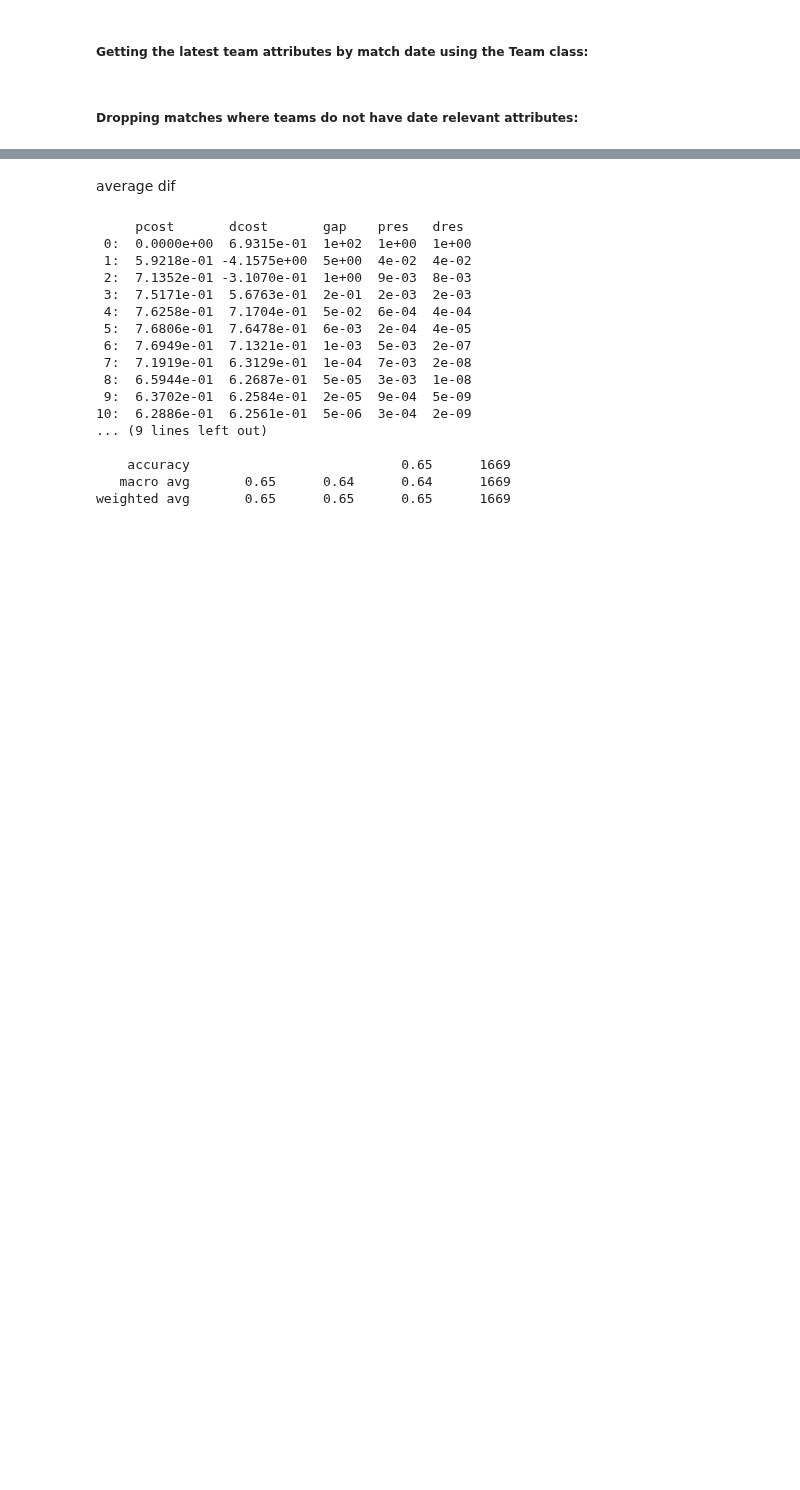
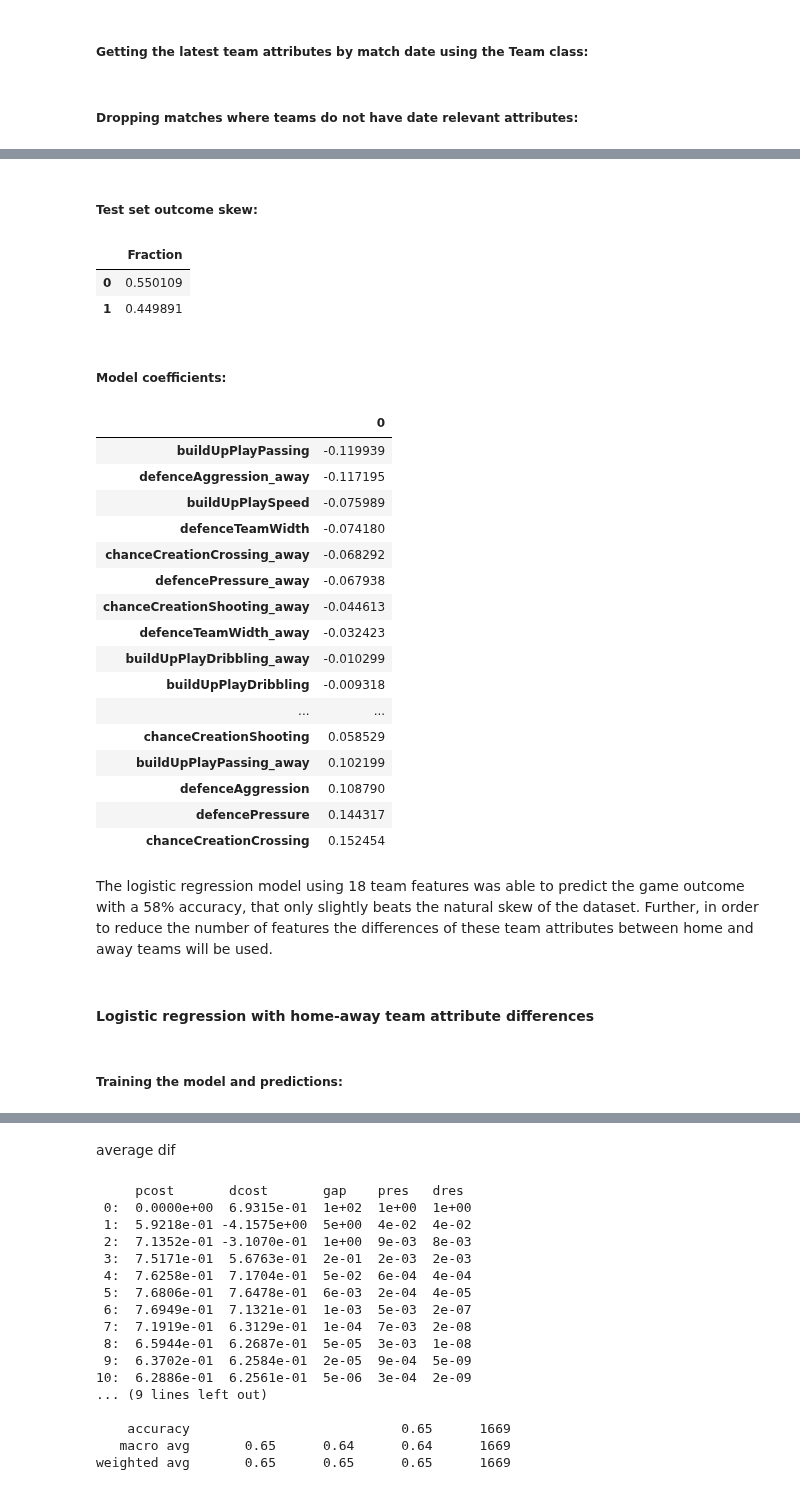
Before and after one commit to gediminas-skvarnavicius/football-db-analysis, a Jupyter notebook: analysis.ipynb, the cells around one changed output, grey strips where cells are left out. Drawn from its saved outputs; the diff is of its cells as text; code cells hidden in the pictures; blank space fills up the shorter version.

```diff
--- a/analysis.ipynb
+++ b/analysis.ipynb
@@ -1119,0 +921,34 @@ weighted avg       0.58      0.58      0.58      1669
+# %%
+cols_to_drop = [
+    "date",
+    "country_id",
+    "home_team_api_id",
+    "away_team_api_id",
+    "home_team_goal",
+    "away_team_goal",
+    "home_team_win",
+]
+
+home_win_target_team = match_win_df_team["home_team_win"]
+home_win_team_features = match_win_df_team.drop(columns=cols_to_drop)
+
+# Splitting the data into training and test sets
+X_train, X_test, y_train, y_test = train_test_split(
+    home_win_team_features, home_win_target_team, test_size=0.33, random_state=1
+)
+
+# Scaling the data
+team_feat_scaler = StandardScaler()
+X_train = team_feat_scaler.fit_transform(X_train)
+X_test = team_feat_scaler.fit_transform(X_test)
+
+
+# Create and fit the logistic regression model
+logit_model_team_raw = sm.Logit(y_train, sm.add_constant(X_train))
+result_team_raw = logit_model_team_raw.fit()
+
+# Predict using the trained model
+predictions_team_raw = result_team_raw.predict(sm.add_constant(X_test))
+
+# Print the predicted probabilities
+print(classification_report(y_test, predictions_team_raw.round()))
@@ -1119,0 +967,39 @@ weighted avg       0.58      0.58      0.58      1669
+# %% [markdown]
+##### Test set outcome skew:
+# %%
+y_test.value_counts(normalize=True).to_frame(name='Fraction')
+# %% [output]
+|  | Fraction |
+| 0 | 0.550109 |
+| 1 | 0.449891 |
+# %% [markdown]
+##### Model coefficients:
+# %%
+pd.DataFrame(
+    result_team_raw.params[1:].values,
+    index=match_win_df_team.drop(columns=cols_to_drop).columns,
+).sort_values(0)
+# %% [output]
+|  | 0 |
+| buildUpPlayPassing | -0.119939 |
+| defenceAggression_away | -0.117195 |
+| buildUpPlaySpeed | -0.075989 |
+| defenceTeamWidth | -0.074180 |
+| chanceCreationCrossing_away | -0.068292 |
+| defencePressure_away | -0.067938 |
+| chanceCreationShooting_away | -0.044613 |
+| defenceTeamWidth_away | -0.032423 |
+| buildUpPlayDribbling_away | -0.010299 |
+| buildUpPlayDribbling | -0.009318 |
+| ... | ... |
+| chanceCreationShooting | 0.058529 |
+| buildUpPlayPassing_away | 0.102199 |
+| defenceAggression | 0.108790 |
+| defencePressure | 0.144317 |
+| chanceCreationCrossing | 0.152454 |
+# %% [markdown]
+The logistic regression model using 18 team features was able to predict the game outcome with a 58% accuracy, that only slightly beats the natural skew of the dataset. Further, in order to reduce the number of features the differences of these team attributes between home and away teams will be used.
+# %% [markdown]
+#### Logistic regression with home-away team attribute differences
+# %% [markdown]
+##### Training the model and predictions:
```
Also changed, not shown: parts of 69 cells of this notebook, 1 other file.
